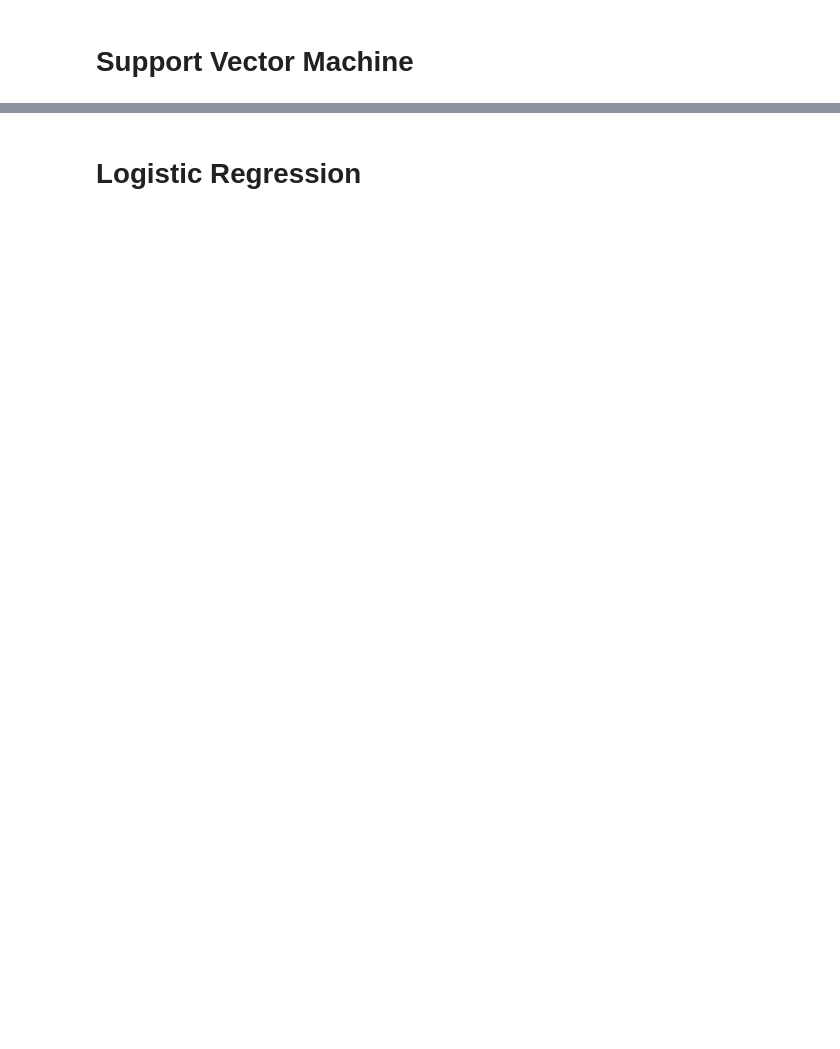
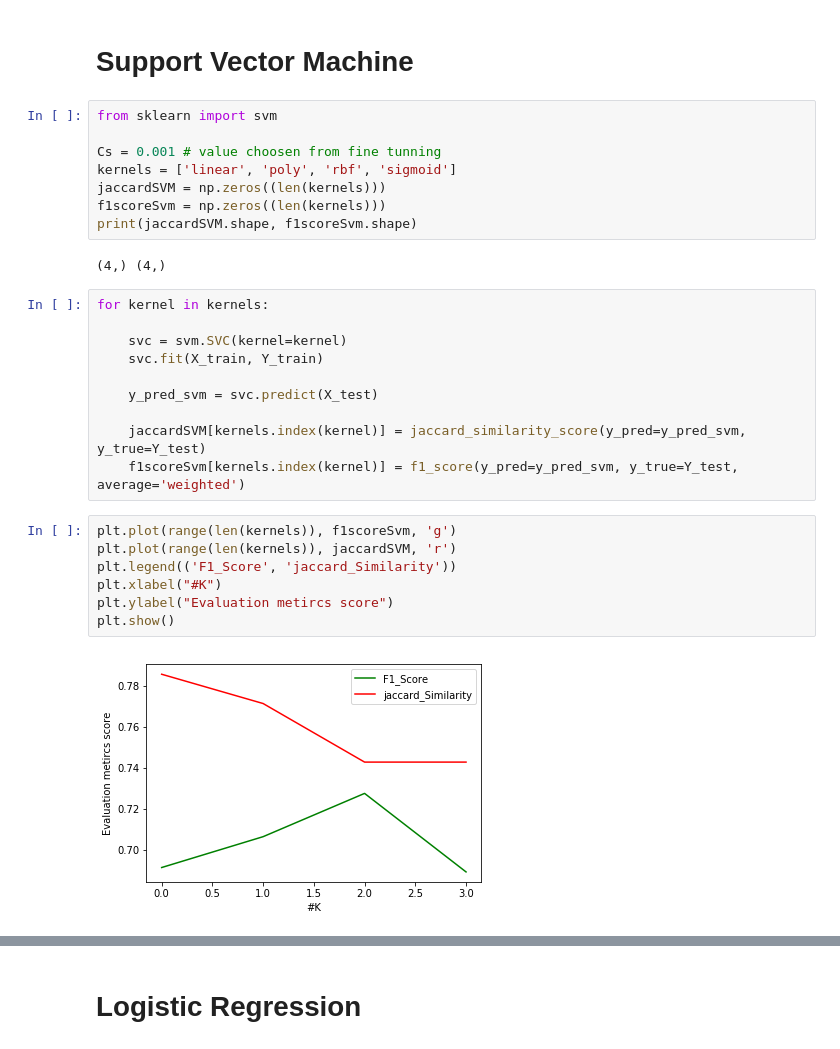
Before and after one commit to Mrutyunjay01/ML-DS-DL-RL-CV-NLP-ETC-Resources-Compilation, a Jupyter notebook: Final_classifier.ipynb, the cells around one changed output, grey strips where cells are left out. Cells and saved outputs as stored; diff of their text form; blank space fills up the shorter version.

```diff
--- a/Final_classifier.ipynb
+++ b/Final_classifier.ipynb
@@ -339,2 +373,31 @@ Best jaccard-similarity-score obtained  0.7857142857142857 for value of K =  6
 # %% [markdown]
 # Support Vector Machine
+# %%
+from sklearn import svm
+
+Cs = 0.001 # value choosen from fine tunning
+kernels = ['linear', 'poly', 'rbf', 'sigmoid']
+jaccardSVM = np.zeros((len(kernels)))
+f1scoreSvm = np.zeros((len(kernels)))
+print(jaccardSVM.shape, f1scoreSvm.shape)
+# %% [output]
+(4,) (4,)
+# %%
+for kernel in kernels:
+
+    svc = svm.SVC(kernel=kernel)
+    svc.fit(X_train, Y_train)
+
+    y_pred_svm = svc.predict(X_test)
+
+    jaccardSVM[kernels.index(kernel)] = jaccard_similarity_score(y_pred=y_pred_svm, y_true=Y_test)
+    f1scoreSvm[kernels.index(kernel)] = f1_score(y_pred=y_pred_svm, y_true=Y_test, average='weighted')
+# %%
+plt.plot(range(len(kernels)), f1scoreSvm, 'g')
+plt.plot(range(len(kernels)), jaccardSVM, 'r')
+plt.legend(('F1_Score', 'jaccard_Similarity'))
+plt.xlabel("#K")
+plt.ylabel("Evaluation metircs score")
+plt.show()
+# %% [output]
+[figure, added]
```
Also changed, not shown: parts of 33 cells of this notebook.
